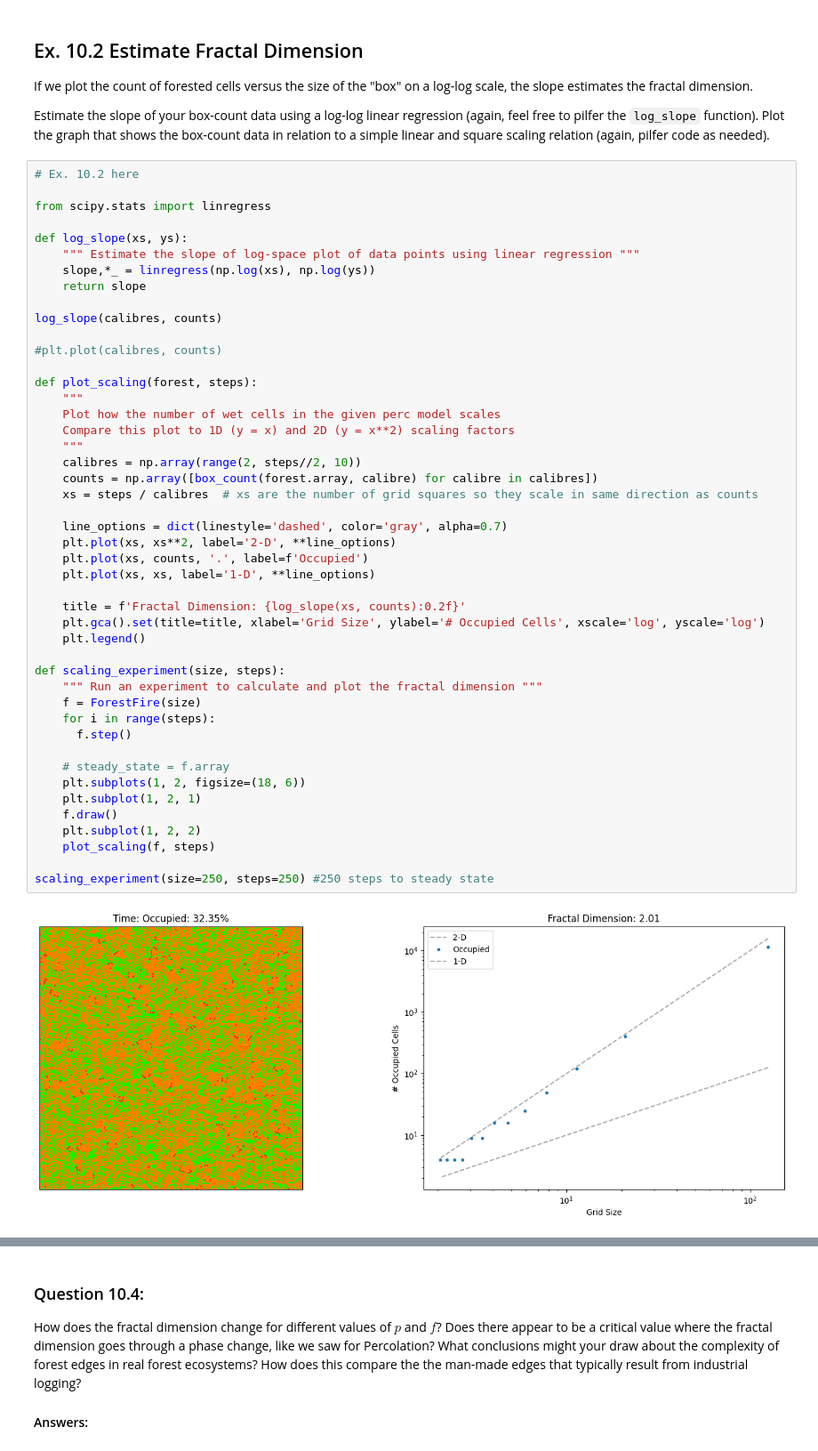
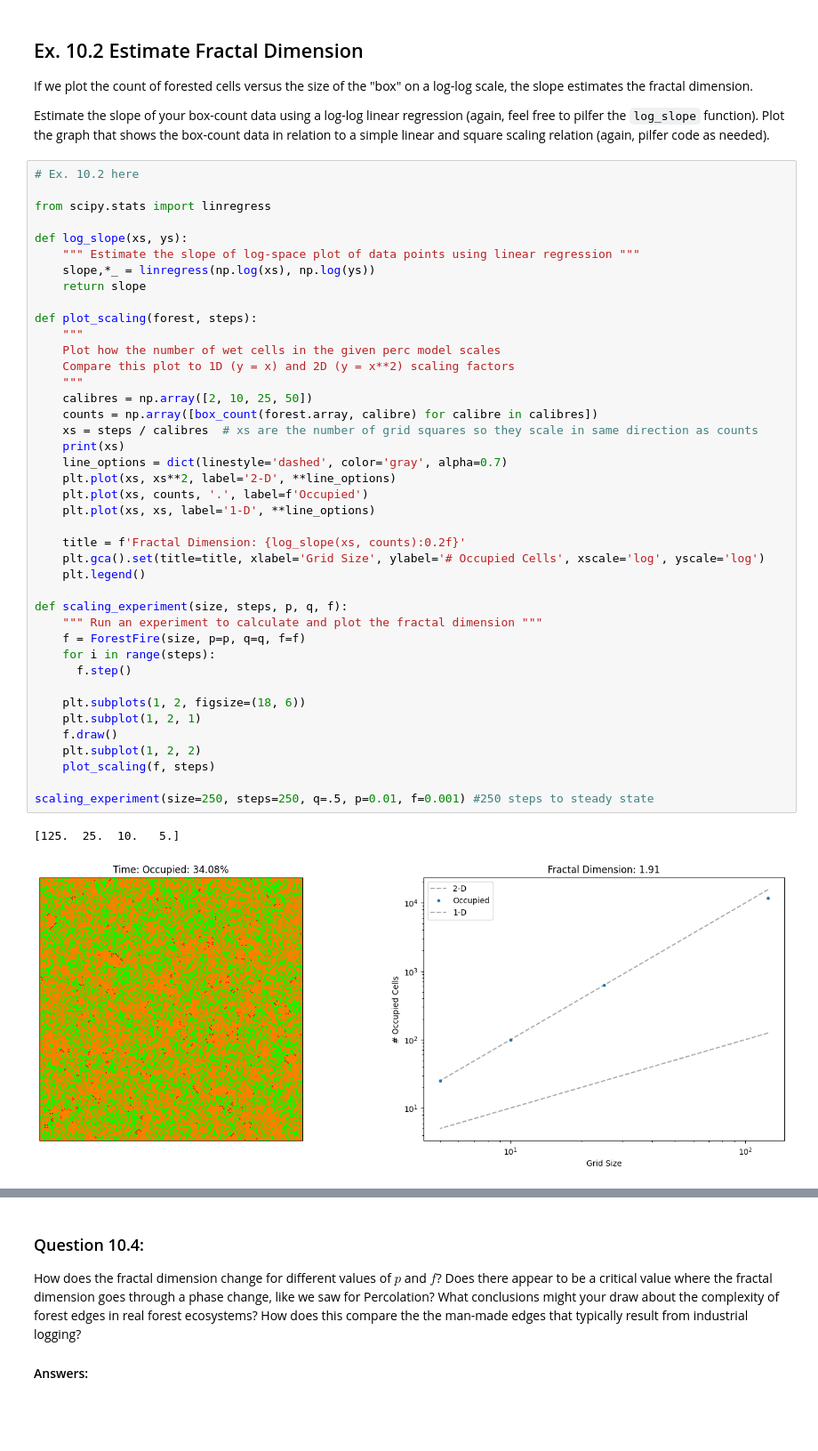
Before and after one commit to owengenge/cap-comp215, a Jupyter notebook: labs/lab07.ipynb, the cells around one changed output, grey strips where cells are left out. Shown at 89% size. Cells and saved outputs as stored; diff of their text form; blank space fills up the shorter version.

```diff
--- a/labs/lab07.ipynb
+++ b/labs/lab07.ipynb
@@ -505,44 +505,40 @@ def log_slope(xs, ys):
     slope,*_ = linregress(np.log(xs), np.log(ys))
     return slope
 
-log_slope(calibres, counts)
-
-#plt.plot(calibres, counts)
-
 def plot_scaling(forest, steps):
     """
     Plot how the number of wet cells in the given perc model scales
     Compare this plot to 1D (y = x) and 2D (y = x**2) scaling factors
     """
-    calibres = np.array(range(2, steps//2, 10))
+    calibres = np.array([2, 10, 25, 50])
     counts = np.array([box_count(forest.array, calibre) for calibre in calibres])
     xs = steps / calibres  # xs are the number of grid squares so they scale in same direction as counts
-
+    print(xs)
     line_options = dict(linestyle='dashed', color='gray', alpha=0.7)
     plt.plot(xs, xs**2, label='2-D', **line_options)
     plt.plot(xs, counts, '.', label=f'Occupied')
     plt.plot(xs, xs, label='1-D', **line_options)
 
     title = f'Fractal Dimension: {log_slope(xs, counts):0.2f}'
     plt.gca().set(title=title, xlabel='Grid Size', ylabel='# Occupied Cells', xscale='log', yscale='log')
     plt.legend()
 
-def scaling_experiment(size, steps):
+def scaling_experiment(size, steps, p, q, f):
     """ Run an experiment to calculate and plot the fractal dimension """
-    f = ForestFire(size)
+    f = ForestFire(size, p=p, q=q, f=f)
     for i in range(steps):
       f.step()
 
-    # steady_state = f.array
     plt.subplots(1, 2, figsize=(18, 6))
     plt.subplot(1, 2, 1)
     f.draw()
     plt.subplot(1, 2, 2)
     plot_scaling(f, steps)
 
-scaling_experiment(size=250, steps=250) #250 steps to steady state
+scaling_experiment(size=250, steps=250, q=.5, p=0.01, f=0.001) #250 steps to steady state
 # %% [output]
+[125.  25.  10.   5.]
-[figure, old version]
+[figure, new version]
 # %% [markdown]
 ## Ex. 10.3  Scaling Experiment
 
```
Also changed, not shown: parts of 8 cells of this notebook.
